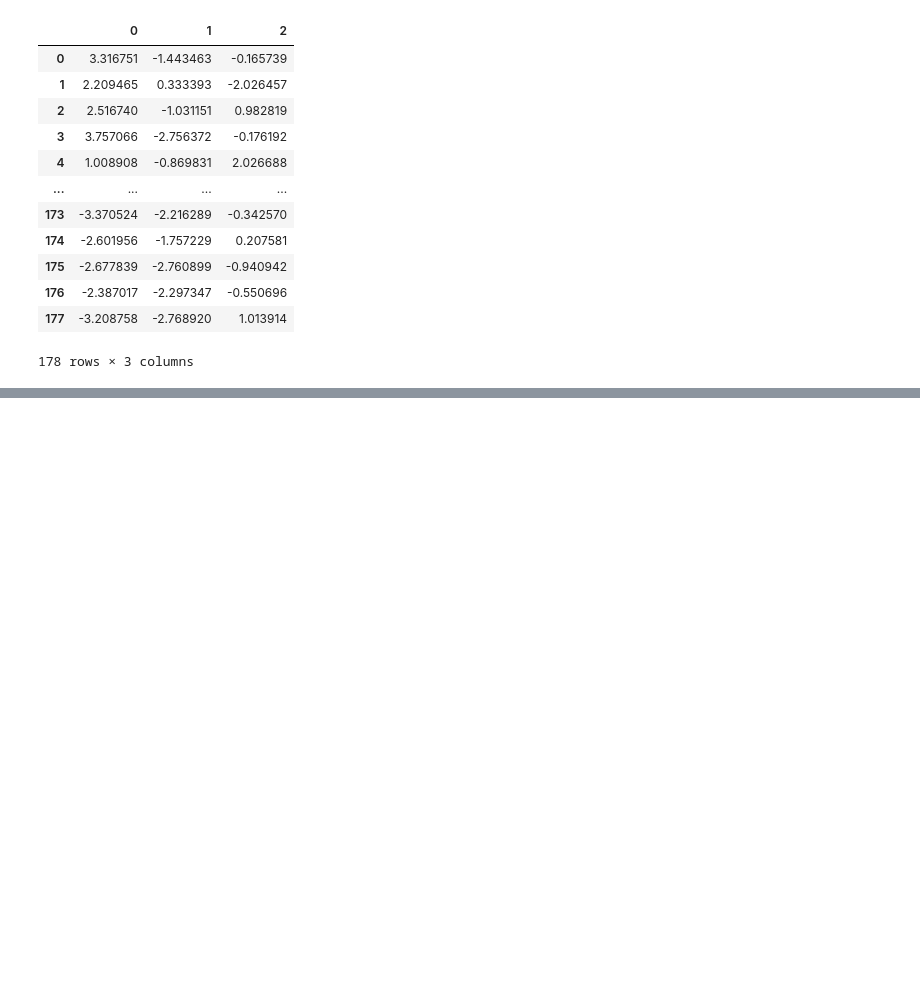
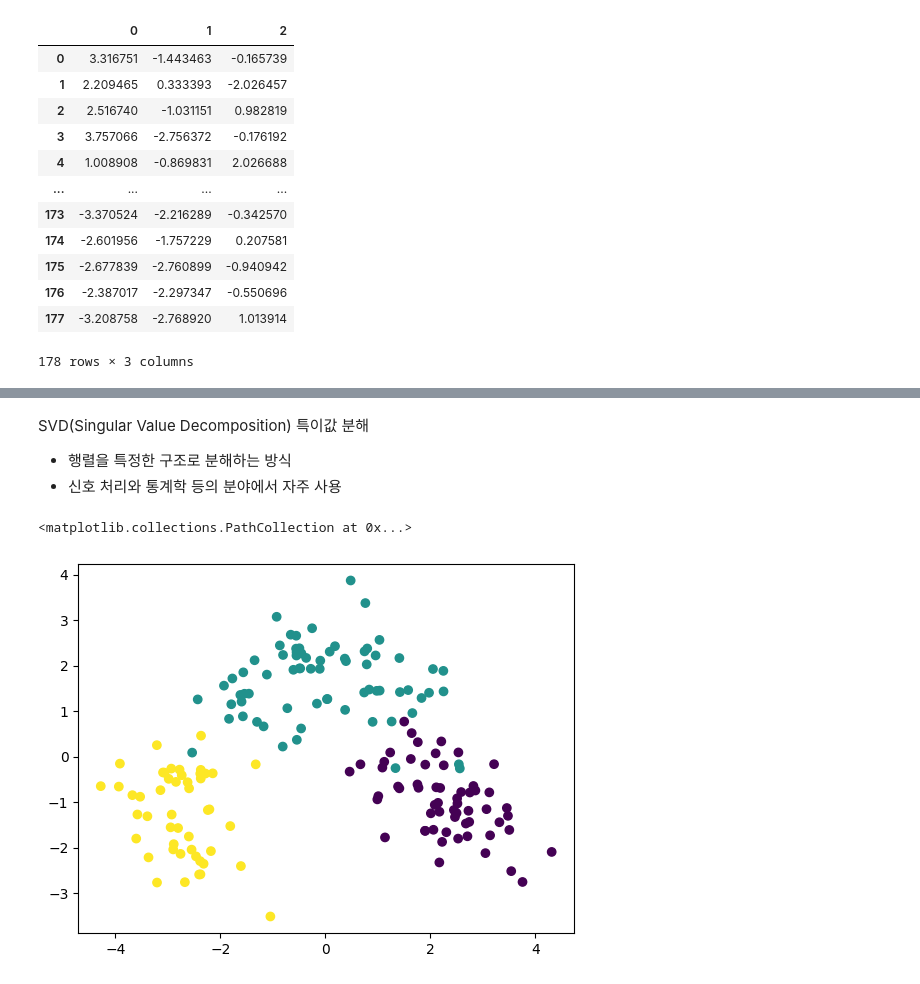
Before and after one commit to HWMV/MachineLearn, a Jupyter notebook: Machine_learning6.ipynb, the cells around one changed output, grey strips where cells are left out. Saved outputs shown, nothing was run; the diff lists cells and outputs as text; code cells hidden in the pictures; blank space fills up the shorter version.

```diff
--- a/Machine_learning6.ipynb
+++ b/Machine_learning6.ipynb
@@ -180,0 +257,4 @@ plt.scatter(df.iloc[:,0],df.iloc[:,1],df.iloc[:,2],c=dataset.target)
+# %% [markdown]
+SVD(Singular Value Decomposition) 특이값 분해
+* 행렬을 특정한 구조로 분해하는 방식
+* 신호 처리와 통계학 등의 분야에서 자주 사용
@@ -180,0 +264,10 @@ plt.scatter(df.iloc[:,0],df.iloc[:,1],df.iloc[:,2],c=dataset.target)
+# %%
+# SVD 적용
+df = data.copy()
+pca = TruncatedSVD(n_components=2)
+df = pca.fit_transform(df)
+df = pd.DataFrame(df)
+plt.scatter(df.iloc[:,0],df.iloc[:,1],c=dataset.target)
+# %% [output]
+<matplotlib.collections.PathCollection at 0x...>
+[figure, added]
```
Also changed, not shown: parts of 21 cells of this notebook.
